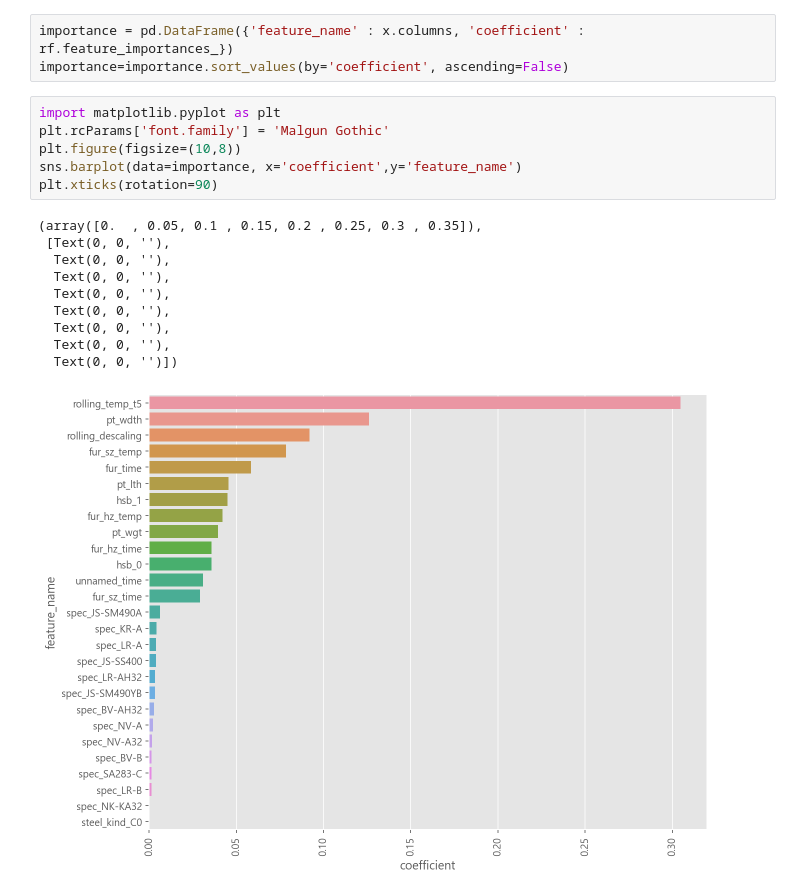
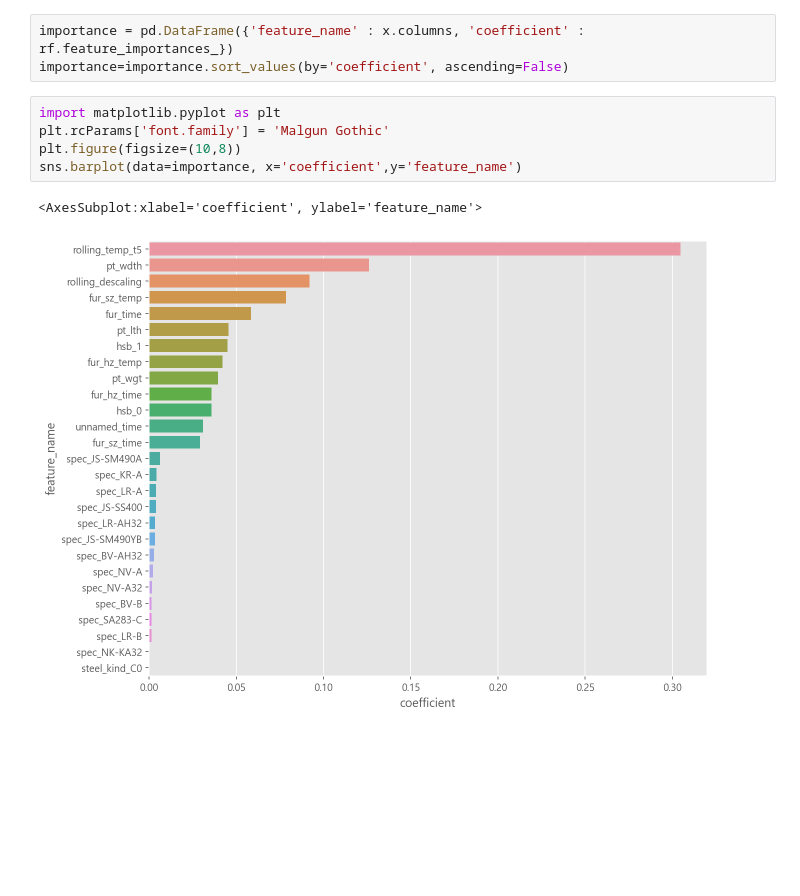
Before and after one commit to Liamns/steel_project, a Jupyter notebook: mg_project_1028.ipynb, the cells around one changed output. Cells and saved outputs as stored; diff of their text form; blank space fills up the shorter version.

```diff
--- a/mg_project_1028.ipynb
+++ b/mg_project_1028.ipynb
@@ -560,17 +560,8 @@ importance=importance.sort_values(by='coefficient', ascending=False)
 # %%
 import matplotlib.pyplot as plt
 plt.rcParams['font.family'] = 'Malgun Gothic'
 plt.figure(figsize=(10,8))
 sns.barplot(data=importance, x='coefficient',y='feature_name')
-plt.xticks(rotation=90)
 # %% [output]
-(array([0.  , 0.05, 0.1 , 0.15, 0.2 , 0.25, 0.3 , 0.35]),
- [Text(0, 0, ''),
-  Text(0, 0, ''),
-  Text(0, 0, ''),
-  Text(0, 0, ''),
-  Text(0, 0, ''),
-  Text(0, 0, ''),
-  Text(0, 0, ''),
-  Text(0, 0, '')])
+<AxesSubplot:xlabel='coefficient', ylabel='feature_name'>
-[figure, old version]
+[figure, new version]
```
